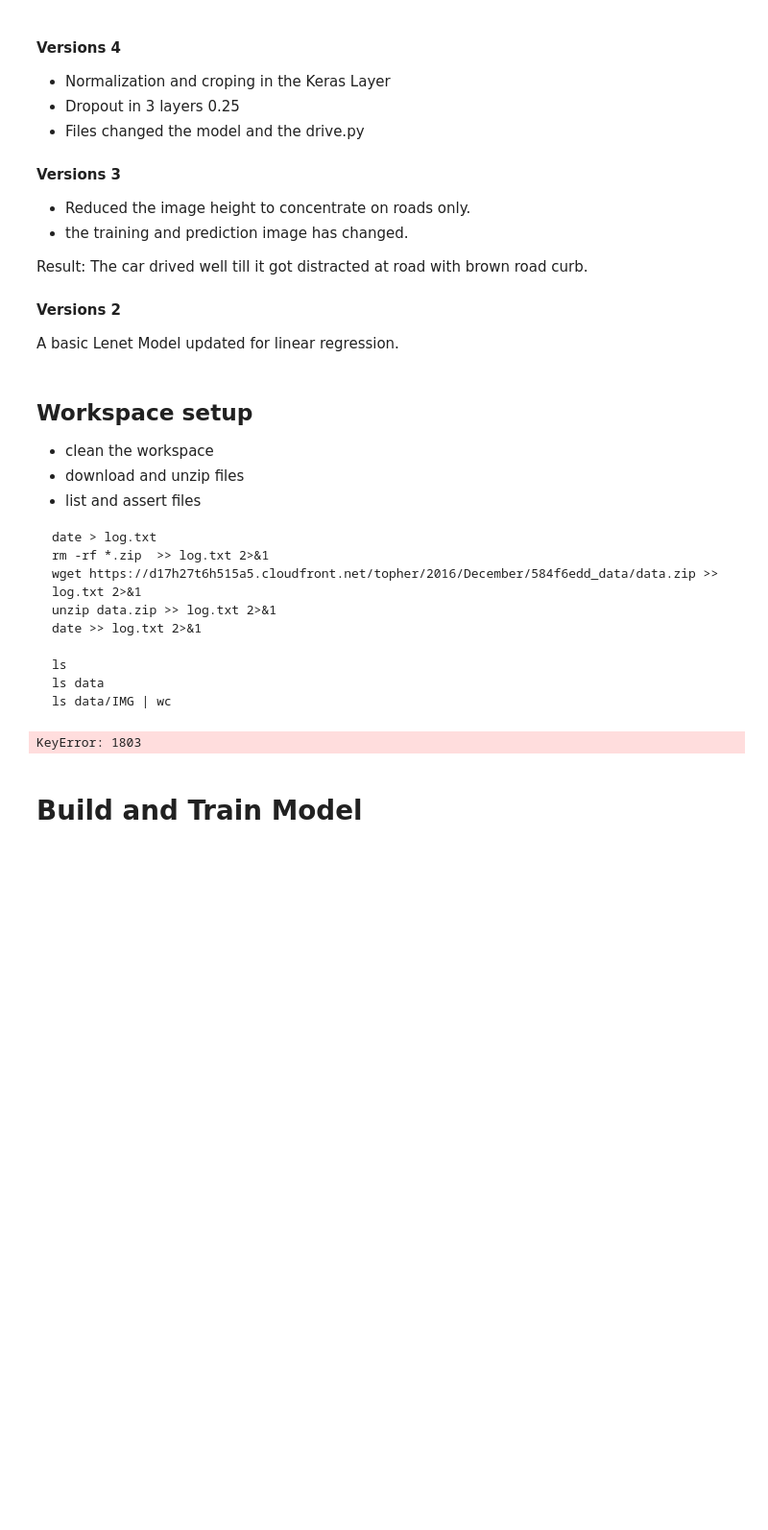
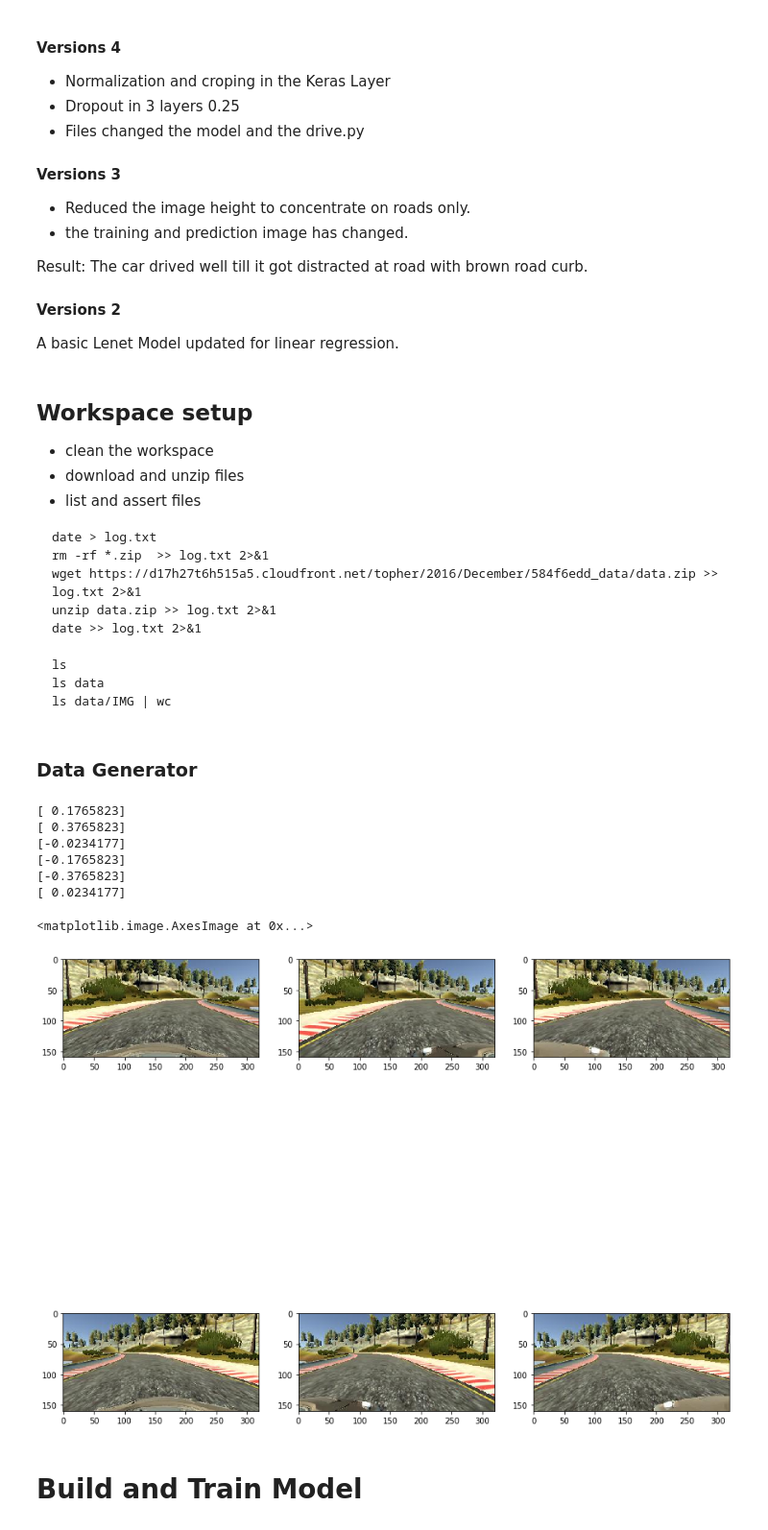
Before and after one commit to kmanicka/CarND-Behavioral-Cloning-P3, a Jupyter notebook: ModelV6.ipynb, the cells around one changed output. Shown at 96% size. Cells and saved outputs as stored; diff of their text form; code cells hidden in the pictures; blank space fills up the shorter version.

````diff
--- a/ModelV6.ipynb
+++ b/ModelV6.ipynb
@@ -47,7 +47,11 @@ ls
 ls data
 ls data/IMG | wc
 ```
+# %% [markdown]
+### Data Generator
 # %%
+# Reference https://stanford.edu/~shervine/blog/keras-how-to-generate-data-on-the-fly.html
+
 from skimage.io import imread
 from  keras.utils import  Sequence
 import pandas as pd
@@ -104,17 +108,20 @@ class BehavioralDataGenerator(Sequence):
         if self.shuffle == True:
             np.random.shuffle(self.indexes)
 
-    def __getitem__(self, idx):
-        batch = self.data[idx * self.batch_size : (idx + 1) * self.batch_size]
+    def __getitem__(self, index):
+
+        indexes = self.indexes[index*self.batch_size:(index+1)*self.batch_size]
+
+        #batch = self.data[idx * self.batch_size : (idx + 1) * self.batch_size]
 
         X = np.empty((self.batch_size, self.height, self.width, self.channels))
         y = np.empty((self.batch_size,1), dtype=float)
 
-        for i in range(len(batch)):
-            image_type = batch.values[i,0]
-            image = imread(self.base_dir + batch.values[i,1].strip())
+        for i in range(len(indexes)):
+            image_type = self.data.values[indexes[i],0]
+            image = imread(self.base_dir + self.data.values[indexes[i],1].strip())
             image = image * 255
-            steering = batch.values[i,2]
+            steering = self.data.values[indexes[i],2]
 
 
             #adjust left
@@ -139,7 +146,7 @@ class BehavioralDataGenerator(Sequence):
 
 
 generator = BehavioralDataGenerator('data/',1,160,320,3,shuffle=True)
-generator.on_epoch_end()
+#generator.on_epoch_end()
 
 fig=plt.figure(figsize=(15, 15))
 rows,columns = 2,3
@@ -166,34 +173,41 @@ row=row+8036
 X_batch, y_batch =generator.__getitem__(row)
 print(y_batch[0])
 i=i+1
 fig.add_subplot(rows, columns, i)
 plt.imshow(X_batch[0])
 
 #reverse center image
 row=row+8036
 X_batch, y_batch =generator.__getitem__(row)
 print(y_batch[0])
 i=i+1
 fig.add_subplot(rows, columns, i)
 plt.imshow(X_batch[0])
 
 #reverse left image
 row=row+8036
 X_batch, y_batch =generator.__getitem__(row)
 print(y_batch[0])
 i=i+1
 fig.add_subplot(rows, columns, i)
 plt.imshow(X_batch[0])
 
 #reverse right image
 row=row+8036
 X_batch, y_batch =generator.__getitem__(row)
 print(y_batch[0])
 i=i+1
 fig.add_subplot(rows, columns, i)
 plt.imshow(X_batch[0])
 # %% [output]
-KeyError: 1803
+[ 0.1765823]
+[ 0.3765823]
+[-0.0234177]
+[-0.1765823]
+[-0.3765823]
+[ 0.0234177]
+<matplotlib.image.AxesImage at 0x...>
+[figure, added]
 # %% [markdown]
 # Build and Train Model
 # %%
````
Also changed, not shown: parts of 1 cell of this notebook.
